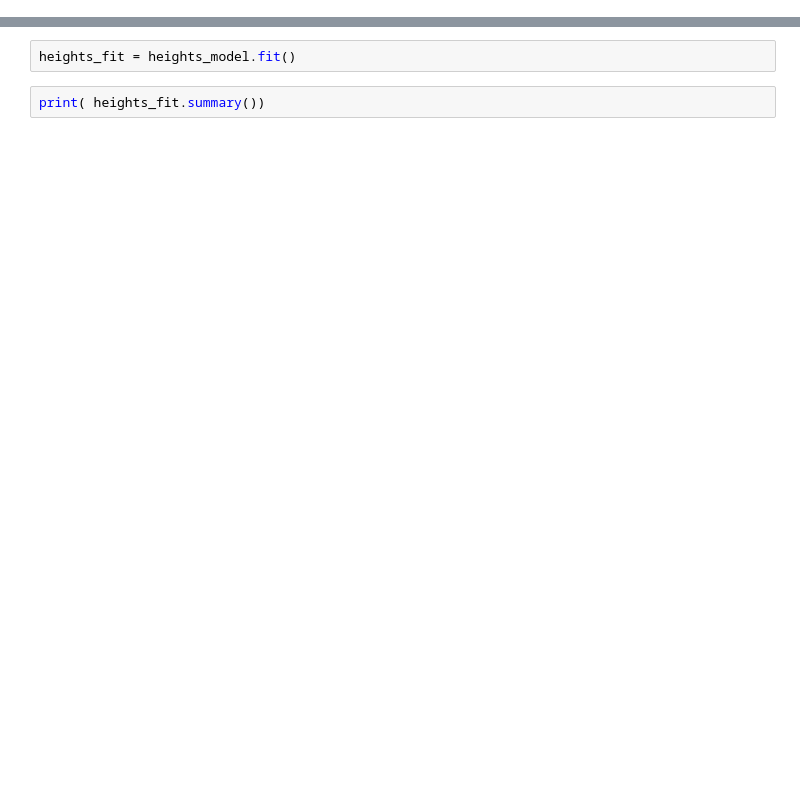
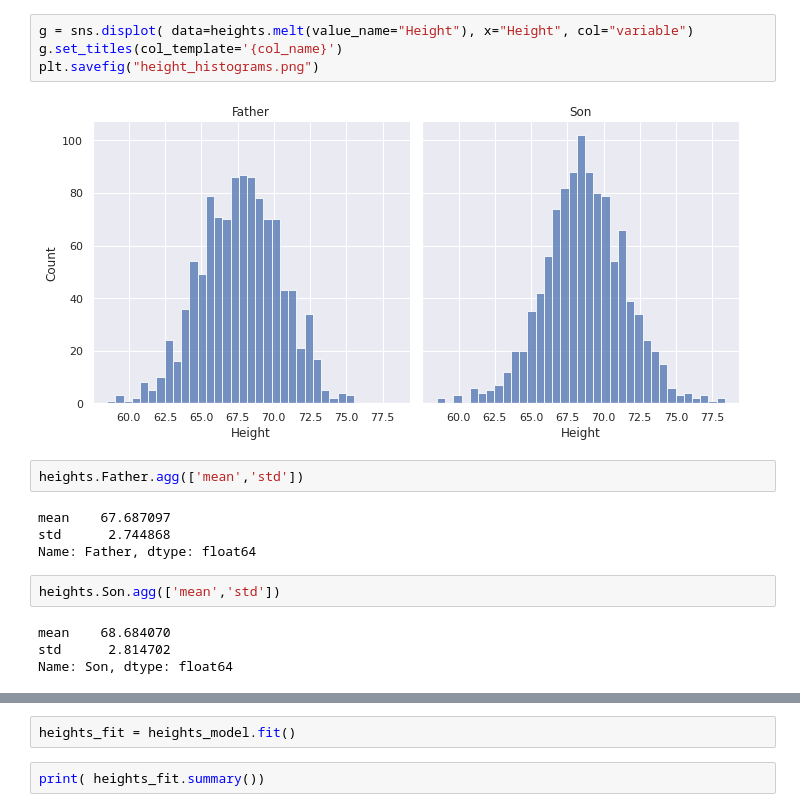
Before and after one commit to pajacobson/regression, a Jupyter notebook: py-notebooks/heights.ipynb, the cells around one changed output, grey strips where cells are left out. Cells and saved outputs as stored; diff of their text form; blank space fills up the shorter version.

```diff
--- a/py-notebooks/heights.ipynb
+++ b/py-notebooks/heights.ipynb
@@ -13,0 +27,18 @@ heights = pd.read_csv("heights.csv")
+# %%
+g = sns.displot( data=heights.melt(value_name="Height"), x="Height", col="variable")
+g.set_titles(col_template='{col_name}')
+plt.savefig("height_histograms.png")
+# %% [output]
+[figure, added]
+# %%
+heights.Father.agg(['mean','std'])
+# %% [output]
+mean    67.687097
+std      2.744868
+Name: Father, dtype: float64
+# %%
+heights.Son.agg(['mean','std'])
+# %% [output]
+mean    68.684070
+std      2.814702
+Name: Son, dtype: float64
```
Also changed, not shown: parts of 36 cells of this notebook, 39 other files.
